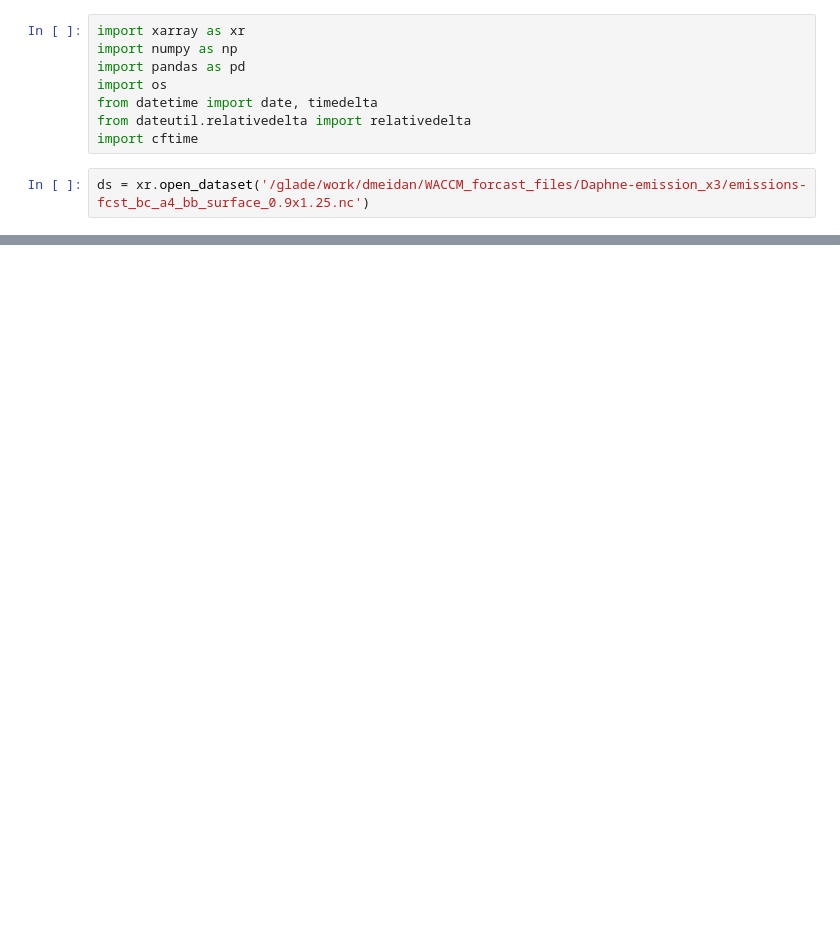
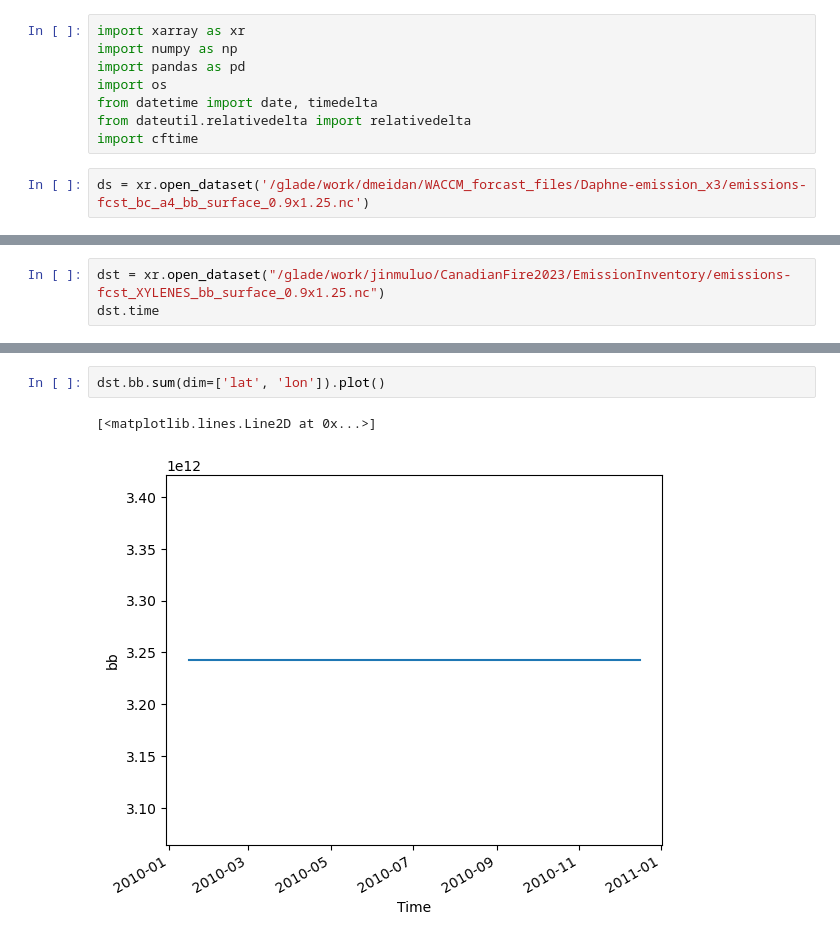
Before and after one commit to jinmuluo/pymaps, a Jupyter notebook: test.ipynb, the cells around one changed output, grey strips where cells are left out. Cells and saved outputs as stored; diff of their text form; blank space fills up the shorter version.

```diff
--- a/test.ipynb
+++ b/test.ipynb
@@ -79,0 +41,3 @@ array([ nan,  nan,  nan,  nan,  nan,  nan,  nan,  nan,  nan,  nan,  nan,
+# %%
+dst = xr.open_dataset("/glade/work/jinmuluo/CanadianFire2023/EmissionInventory/emissions-fcst_XYLENES_bb_surface_0.9x1.25.nc")
+dst.time
@@ -79,0 +58,5 @@ array([ nan,  nan,  nan,  nan,  nan,  nan,  nan,  nan,  nan,  nan,  nan,
+# %%
+dst.bb.sum(dim=['lat', 'lon']).plot()
+# %% [output]
+[<matplotlib.lines.Line2D at 0x...>]
+[figure, added]
```
Also changed, not shown: parts of 8 cells of this notebook, 10 other files.
